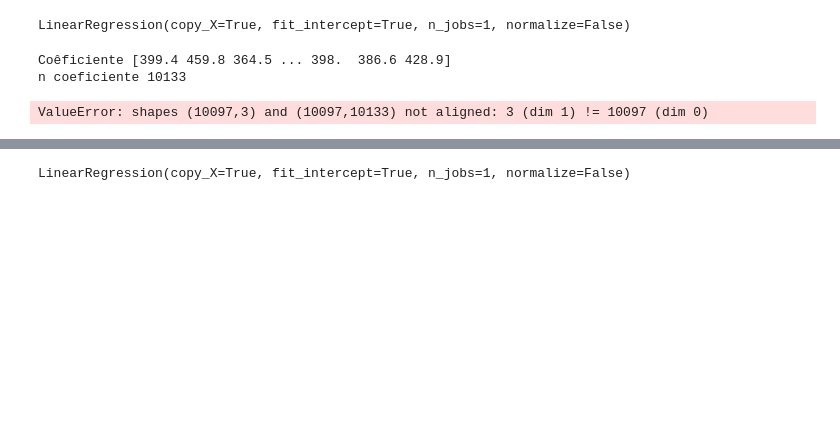
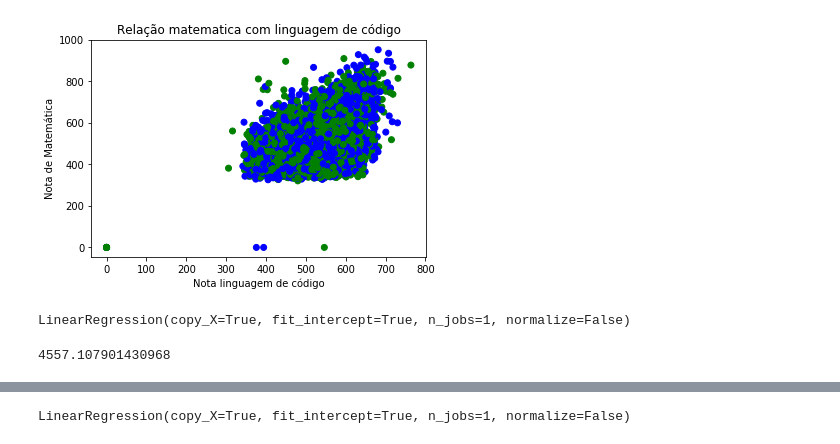
Before and after one commit to fabiano-teichmann/data_science, a Jupyter notebook: acelera_dev/main.ipynb, the cells around one changed output, grey strips where cells are left out. Saved outputs shown, nothing was run; the diff lists cells and outputs as text; code cells hidden in the pictures; blank space fills up the shorter version.

```diff
--- a/acelera_dev/main.ipynb
+++ b/acelera_dev/main.ipynb
@@ -62,2 +55,12 @@ ValueError: x and y must be the same size
+# %%
+# Relacionamento de ciência da natureza vs matemática
+colors = ['b', 'g']
+plt.scatter(x.NU_NOTA_LC, y, c=colors)
+plt.xlabel('Nota linguagem de código')
+plt.ylabel('Nota de Matemática')
+plt.title('Relação matematica com linguagem de código')
+plt.show()
+# %% [output]
+[figure, added]
 # %%
 # coêficientes
@@ -66,10 +69,7 @@ regr_cn.fit([x.NU_NOTA_CN], [y])
 # %% [output]
 LinearRegression(copy_X=True, fit_intercept=True, n_jobs=1, normalize=False)
-# %%
-print(f'Coêficiente {regr_cn.intercept_}')
-print(f'n coeficiente {len(regr_cn.coef_)}')
-print(f'Mean SQUARE ERROR (MSE){np.mean((regr_cn.predict(x)- y)**2)}')
-# %% [output]
-Coêficiente [399.4 459.8 364.5 ... 398.  386.6 428.9]
-n coeficiente 10133
-ValueError: shapes (10097,3) and (10097,10133) not aligned: 3 (dim 1) != 10097 (dim 0)
+# %%
+mse  = np.mean((y - regr.predict(x))**2)
+print(mse)
+# %% [output]
+4557.107901430968
```
Also changed, not shown: parts of 17 cells of this notebook, 4 other files.
